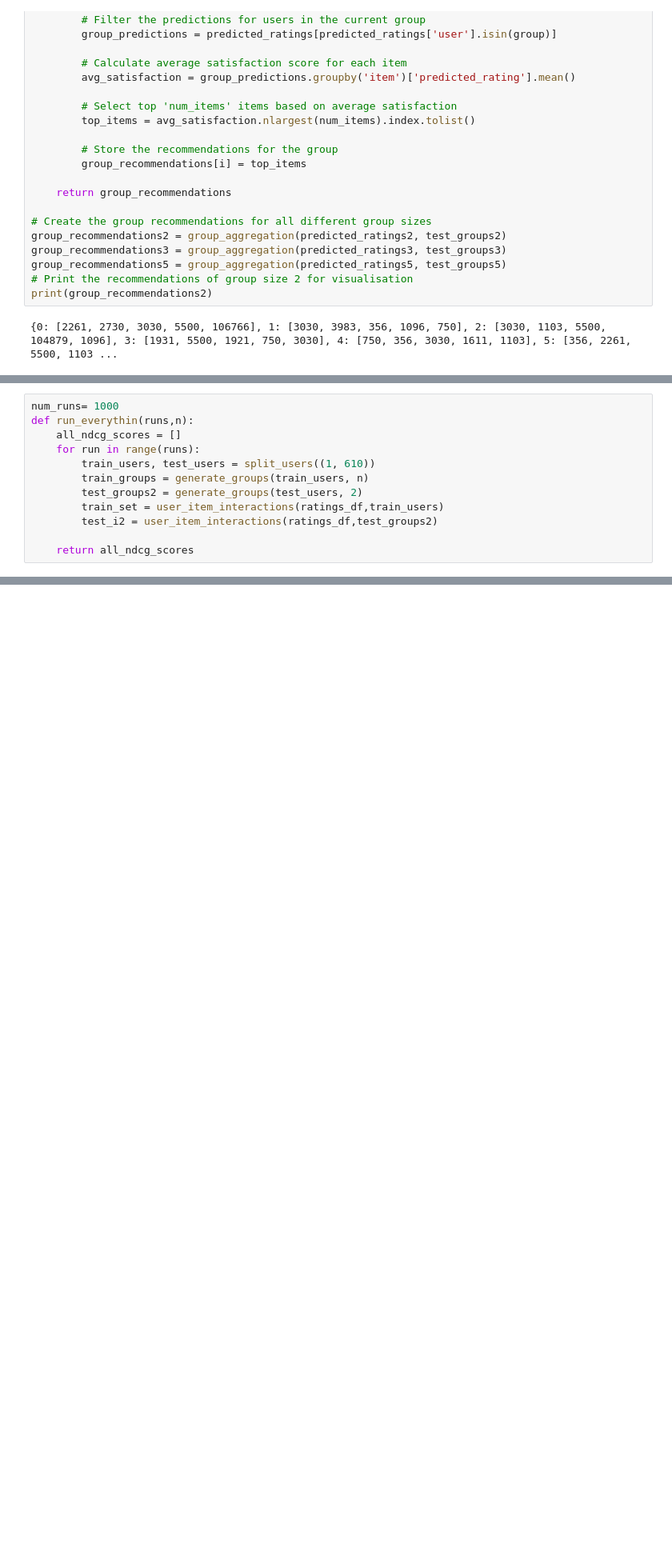
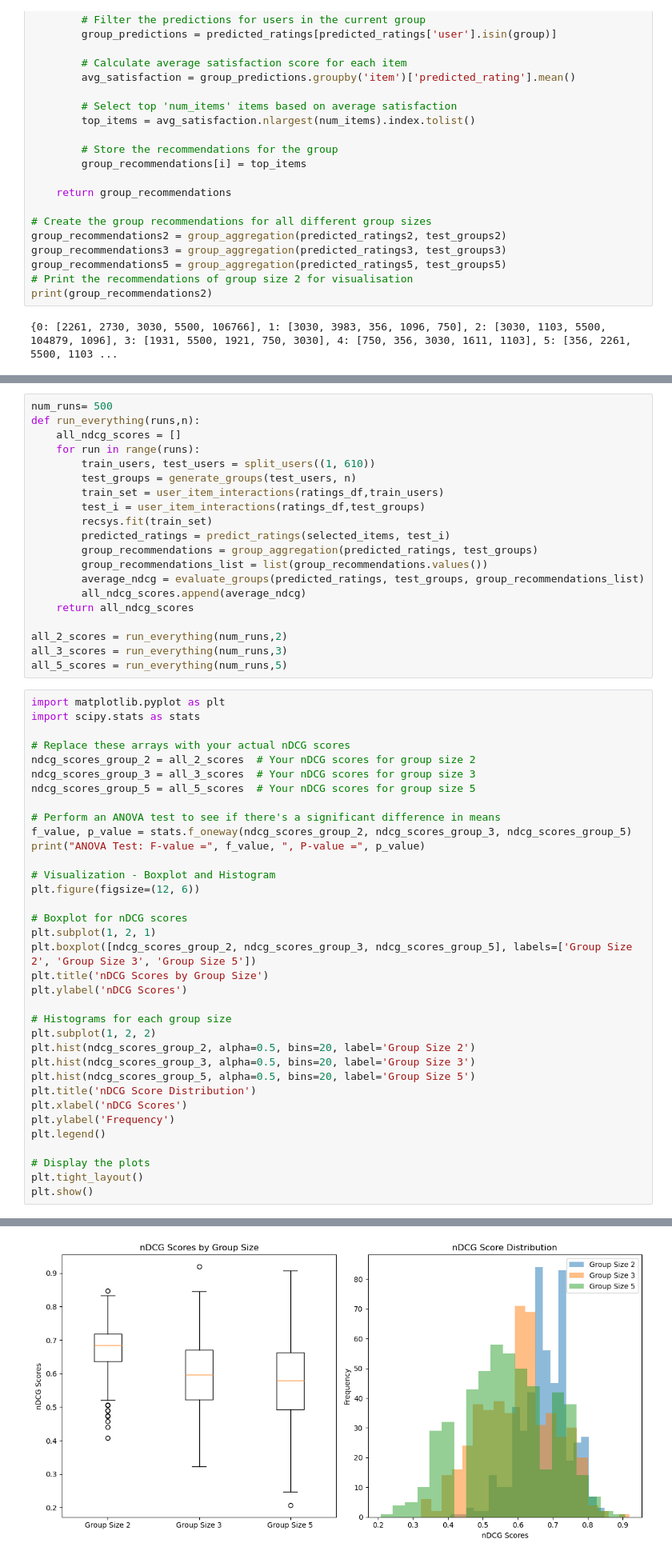
Before and after one commit to Sebas3027/recsys-um-lab1-2022-public-main, a Jupyter notebook: Recsys_resit.ipynb, the cells around one changed output, grey strips where cells are left out. Shown at 80% size. Cells and saved outputs as stored; diff of their text form; blank space fills up the shorter version.

```diff
--- a/Recsys_resit.ipynb
+++ b/Recsys_resit.ipynb
@@ -312,14 +311,58 @@ Average nDCG for all groups of size 2: 0.7664324604005274
 Average nDCG for all groups of size 3: 0.8123768153032932
 Average nDCG for all groups of size 5: 0.6990185352457589
 # %%
-num_runs= 1000
-def run_everythin(runs,n):
+num_runs= 500
+def run_everything(runs,n):
     all_ndcg_scores = []
     for run in range(runs):
         train_users, test_users = split_users((1, 610))
-        train_groups = generate_groups(train_users, n)
-        test_groups2 = generate_groups(test_users, 2)
+        test_groups = generate_groups(test_users, n)
         train_set = user_item_interactions(ratings_df,train_users)
-        test_i2 = user_item_interactions(ratings_df,test_groups2)
+        test_i = user_item_interactions(ratings_df,test_groups)
+        recsys.fit(train_set)
+        predicted_ratings = predict_ratings(selected_items, test_i)
+        group_recommendations = group_aggregation(predicted_ratings, test_groups)
+        group_recommendations_list = list(group_recommendations.values())
+        average_ndcg = evaluate_groups(predicted_ratings, test_groups, group_recommendations_list)
+        all_ndcg_scores.append(average_ndcg)
+    return all_ndcg_scores
 
-    return all_ndcg_scores
+all_2_scores = run_everything(num_runs,2)
+all_3_scores = run_everything(num_runs,3)
+all_5_scores = run_everything(num_runs,5)
+# %%
+import matplotlib.pyplot as plt
+import scipy.stats as stats
+
+# Replace these arrays with your actual nDCG scores
+ndcg_scores_group_2 = all_2_scores  # Your nDCG scores for group size 2
+ndcg_scores_group_3 = all_3_scores  # Your nDCG scores for group size 3
+ndcg_scores_group_5 = all_5_scores  # Your nDCG scores for group size 5
+
+# Perform an ANOVA test to see if there's a significant difference in means
+f_value, p_value = stats.f_oneway(ndcg_scores_group_2, ndcg_scores_group_3, ndcg_scores_group_5)
+print("ANOVA Test: F-value =", f_value, ", P-value =", p_value)
+
+# Visualization - Boxplot and Histogram
+plt.figure(figsize=(12, 6))
+
+# Boxplot for nDCG scores
+plt.subplot(1, 2, 1)
+plt.boxplot([ndcg_scores_group_2, ndcg_scores_group_3, ndcg_scores_group_5], labels=['Group Size 2', 'Group Size 3', 'Group Size 5'])
+plt.title('nDCG Scores by Group Size')
+plt.ylabel('nDCG Scores')
+
+# Histograms for each group size
+plt.subplot(1, 2, 2)
+plt.hist(ndcg_scores_group_2, alpha=0.5, bins=20, label='Group Size 2')
+plt.hist(ndcg_scores_group_3, alpha=0.5, bins=20, label='Group Size 3')
+plt.hist(ndcg_scores_group_5, alpha=0.5, bins=20, label='Group Size 5')
+plt.title('nDCG Score Distribution')
+plt.xlabel('nDCG Scores')
+plt.ylabel('Frequency')
+plt.legend()
+
+# Display the plots
+plt.tight_layout()
+plt.show()
+# %% [output]
@@ -325,0 +370 @@ def run_everythin(runs,n):
+[figure, added]
```
Also changed, not shown: parts of 4 cells of this notebook.
